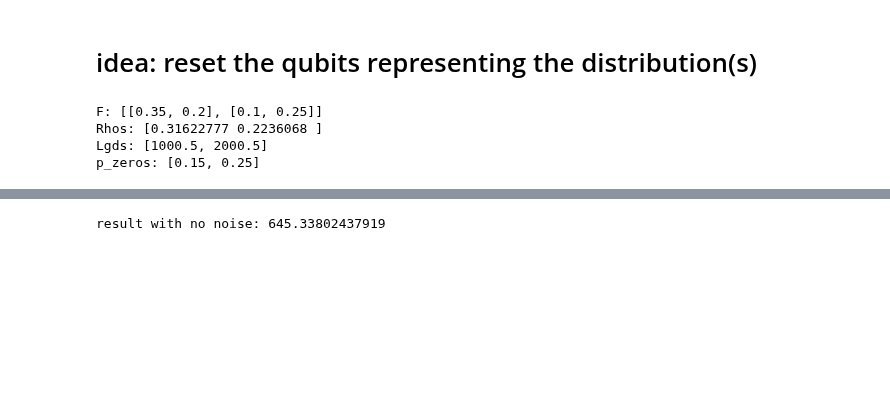
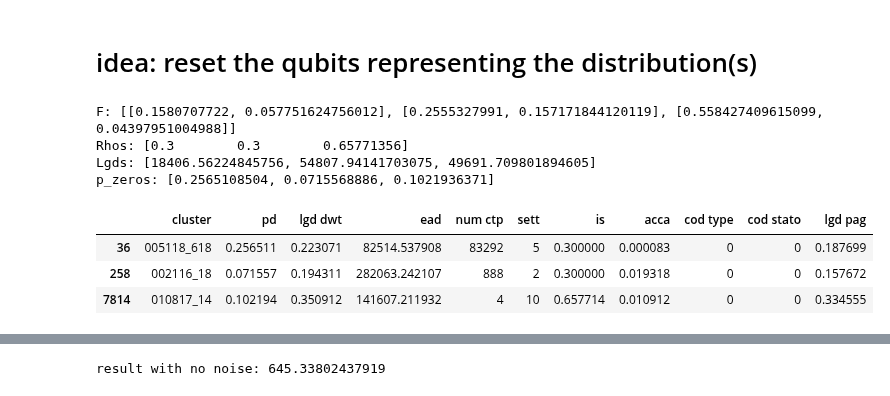
Before and after one commit to Eagle-quantum/QVaR, a Jupyter notebook: CRA_enhanced.ipynb, the cells around one changed output, grey strips where cells are left out. Cells and saved outputs as stored; diff of their text form; code cells hidden in the pictures; blank space fills up the shorter version.

```diff
--- a/CRA_enhanced.ipynb
+++ b/CRA_enhanced.ipynb
@@ -37,27 +33,30 @@ alphas_list = [[0.35, 0.2], [0.1, 0.25]] # make F/rhos
 # %%
 # Build noise model from backend properties
 fake_backend = FakeGuadalupe()
 
 # set problem parameters
 n_z = 2
 z_max = 2
 z_values = np.linspace(-z_max, z_max, 2**n_z)
 
-# clusters 1118 e 1618
-p_zeros = [0.15, 0.25] #[el['pd'] for _, el in df.iterrows()]                                                             #[0.15, 0.25, 0.2]
-rhos = [0.1, 0.05] #[el['is']**2 for _, el in df.iterrows()]    #not the same as the paper                                 #[0.1, 0.05, 0.2]
-lgd = [1000.5, 2000.5] #[el['lgd dwt']*el['ead'] for _, el in df.iterrows()] # = [425701.9399312228, 3376.692855]           #[1, 1, 1] [0.67, 0.49]
+p_zeros = [el['pd'] for _, el in df.iterrows()]
+rhos = [el['is']**2 for _, el in df.iterrows()]
+lgd = [el['lgd dwt']*el['ead'] for _, el in df.iterrows()]
 
 K = len(p_zeros)
 
 n_shots = 2048
 optimization_level = 1
 alpha_var = 0.05
 
-print(f'F: {alphas_list}\nRhos: {np.sqrt(rhos)}\nLgds: {lgd}\np_zeros: {p_zeros}')
-# df
+print(f'F: {F_values}\nRhos: {np.sqrt(rhos)}\nLgds: {lgd}\np_zeros: {p_zeros}')
+df
 # %% [output]
-F: [[0.35, 0.2], [0.1, 0.25]]
-Rhos: [0.31622777 0.2236068 ]
-Lgds: [1000.5, 2000.5]
-p_zeros: [0.15, 0.25]
+F: [[0.1580707722, 0.057751624756012], [0.2555327991, 0.157171844120119], [0.558427409615099, 0.04397951004988]]
+Rhos: [0.3        0.3        0.65771356]
+Lgds: [18406.56224845756, 54807.94141703075, 49691.709801894605]
+p_zeros: [0.2565108504, 0.0715568886, 0.1021936371]
+|  | cluster | pd | lgd dwt | ead | num ctp | sett | is | acca | cod type | cod stato | lgd pag |
+| 36 | 005118_618 | 0.256511 | 0.223071 | 82514.537908 | 83292 | 5 | 0.300000 | 0.000083 | 0 | 0 | 0.187699 |
+| 258 | 002116_18 | 0.071557 | 0.194311 | 282063.242107 | 888 | 2 | 0.300000 | 0.019318 | 0 | 0 | 0.157672 |
+| 7814 | 010817_14 | 0.102194 | 0.350912 | 141607.211932 | 4 | 10 | 0.657714 | 0.010912 | 0 | 0 | 0.334555 |
```
Also changed, not shown: parts of 15 cells of this notebook, 3 other files.
